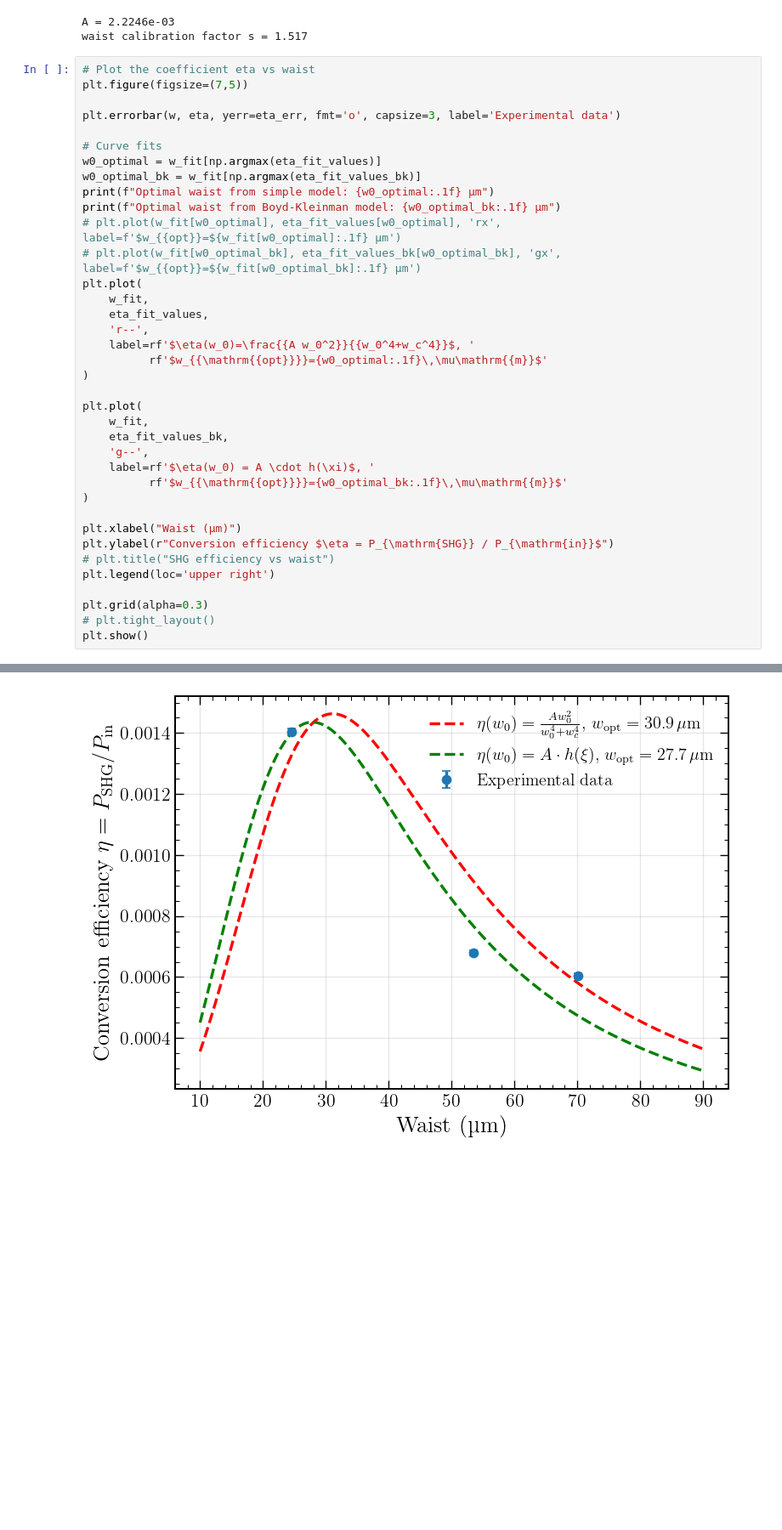
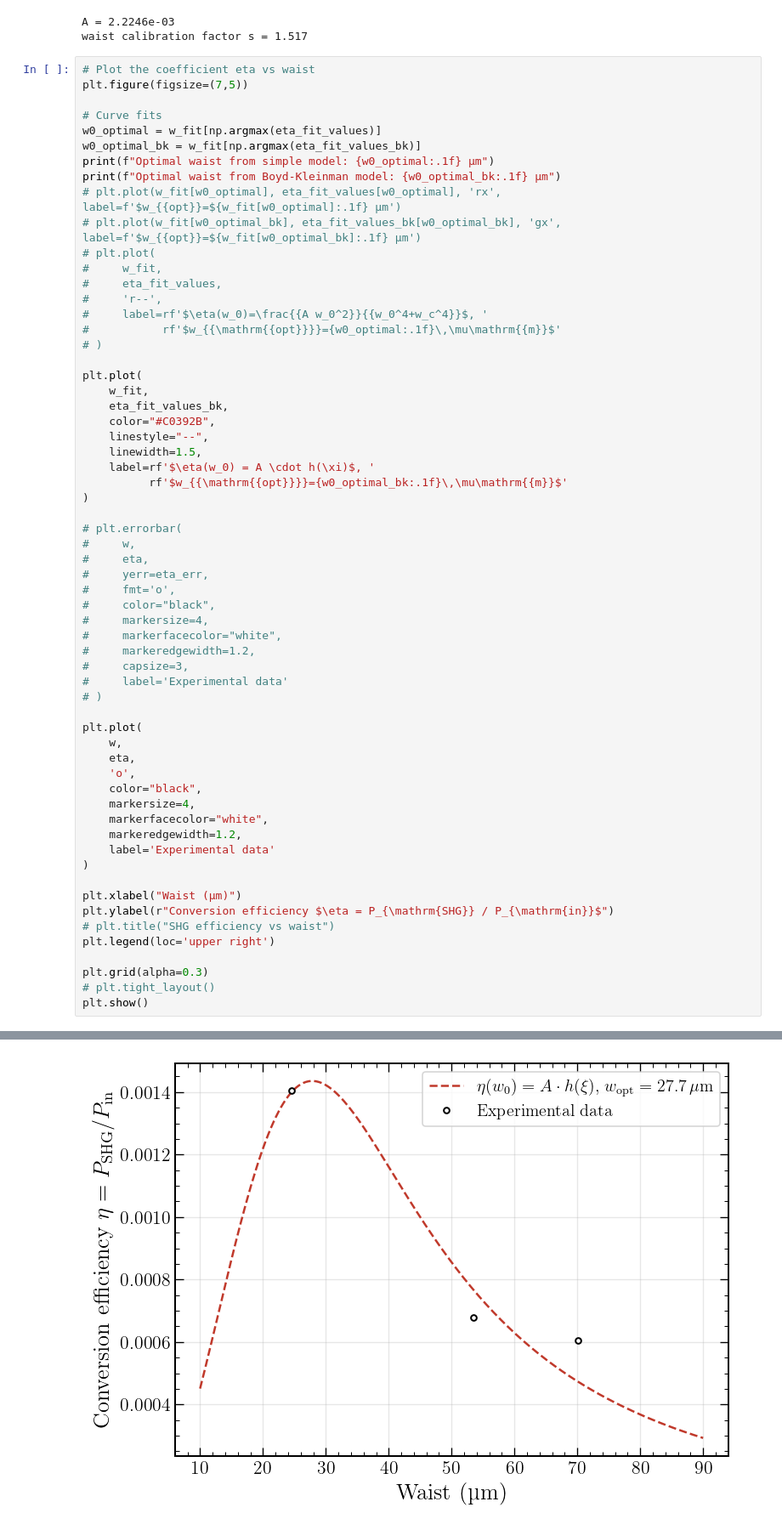
Before and after one commit to eq15t-panda/PANDAManager, a Jupyter notebook: plots_shg.ipynb, the cells around one changed output, grey strips where cells are left out. Shown at 85% size. Saved outputs shown, nothing was run; the diff lists cells and outputs as text; blank space fills up the shorter version.

```diff
--- a/plots_shg.ipynb
+++ b/plots_shg.ipynb
@@ -281,44 +281,68 @@ waist calibration factor s = 1.517
 # %%
 # Plot the coefficient eta vs waist
 plt.figure(figsize=(7,5))
-
-plt.errorbar(w, eta, yerr=eta_err, fmt='o', capsize=3, label='Experimental data')
 
 # Curve fits
 w0_optimal = w_fit[np.argmax(eta_fit_values)]
 w0_optimal_bk = w_fit[np.argmax(eta_fit_values_bk)]
 print(f"Optimal waist from simple model: {w0_optimal:.1f} µm")
 print(f"Optimal waist from Boyd-Kleinman model: {w0_optimal_bk:.1f} µm")
 # plt.plot(w_fit[w0_optimal], eta_fit_values[w0_optimal], 'rx', label=f'$w_{{opt}}=${w_fit[w0_optimal]:.1f} µm')
 # plt.plot(w_fit[w0_optimal_bk], eta_fit_values_bk[w0_optimal_bk], 'gx', label=f'$w_{{opt}}=${w_fit[w0_optimal_bk]:.1f} µm')
-plt.plot(
-    w_fit,
-    eta_fit_values,
-    'r--',
-    label=rf'$\eta(w_0)=\frac{{A w_0^2}}{{w_0^4+w_c^4}}$, '
-          rf'$w_{{\mathrm{{opt}}}}={w0_optimal:.1f}\,\mu\mathrm{{m}}$'
-)
+# plt.plot(
+#     w_fit,
+#     eta_fit_values,
+#     'r--',
+#     label=rf'$\eta(w_0)=\frac{{A w_0^2}}{{w_0^4+w_c^4}}$, '
+#           rf'$w_{{\mathrm{{opt}}}}={w0_optimal:.1f}\,\mu\mathrm{{m}}$'
+# )
 
 plt.plot(
     w_fit,
     eta_fit_values_bk,
-    'g--',
+    color="#C0392B",
+    linestyle="--",
+    linewidth=1.5,
     label=rf'$\eta(w_0) = A \cdot h(\xi)$, '
           rf'$w_{{\mathrm{{opt}}}}={w0_optimal_bk:.1f}\,\mu\mathrm{{m}}$'
+)
+
+# plt.errorbar(
+#     w,
+#     eta,
+#     yerr=eta_err,
+#     fmt='o',
+#     color="black",
+#     markersize=4,
+#     markerfacecolor="white",
+#     markeredgewidth=1.2,
+#     capsize=3,
+#     label='Experimental data'
+# )
+
+plt.plot(
+    w,
+    eta,
+    'o',
+    color="black",
+    markersize=4,
+    markerfacecolor="white",
+    markeredgewidth=1.2,
+    label='Experimental data'
 )
 
 plt.xlabel("Waist (µm)")
 plt.ylabel(r"Conversion efficiency $\eta = P_{\mathrm{SHG}} / P_{\mathrm{in}}$")
 # plt.title("SHG efficiency vs waist")
 plt.legend(loc='upper right')
 
 plt.grid(alpha=0.3)
 # plt.tight_layout()
 plt.show()
 # %% [output]
 Optimal waist from simple model: 30.9 µm
 Optimal waist from Boyd-Kleinman model: 27.7 µm
-[figure, old version]
+[figure, new version]
 # %%
 # Plot efficiency eta vs focusing parameter xi = L / (2 * z_R)
 L = 20.0  # mm
```
Also changed, not shown: 43 other files.
